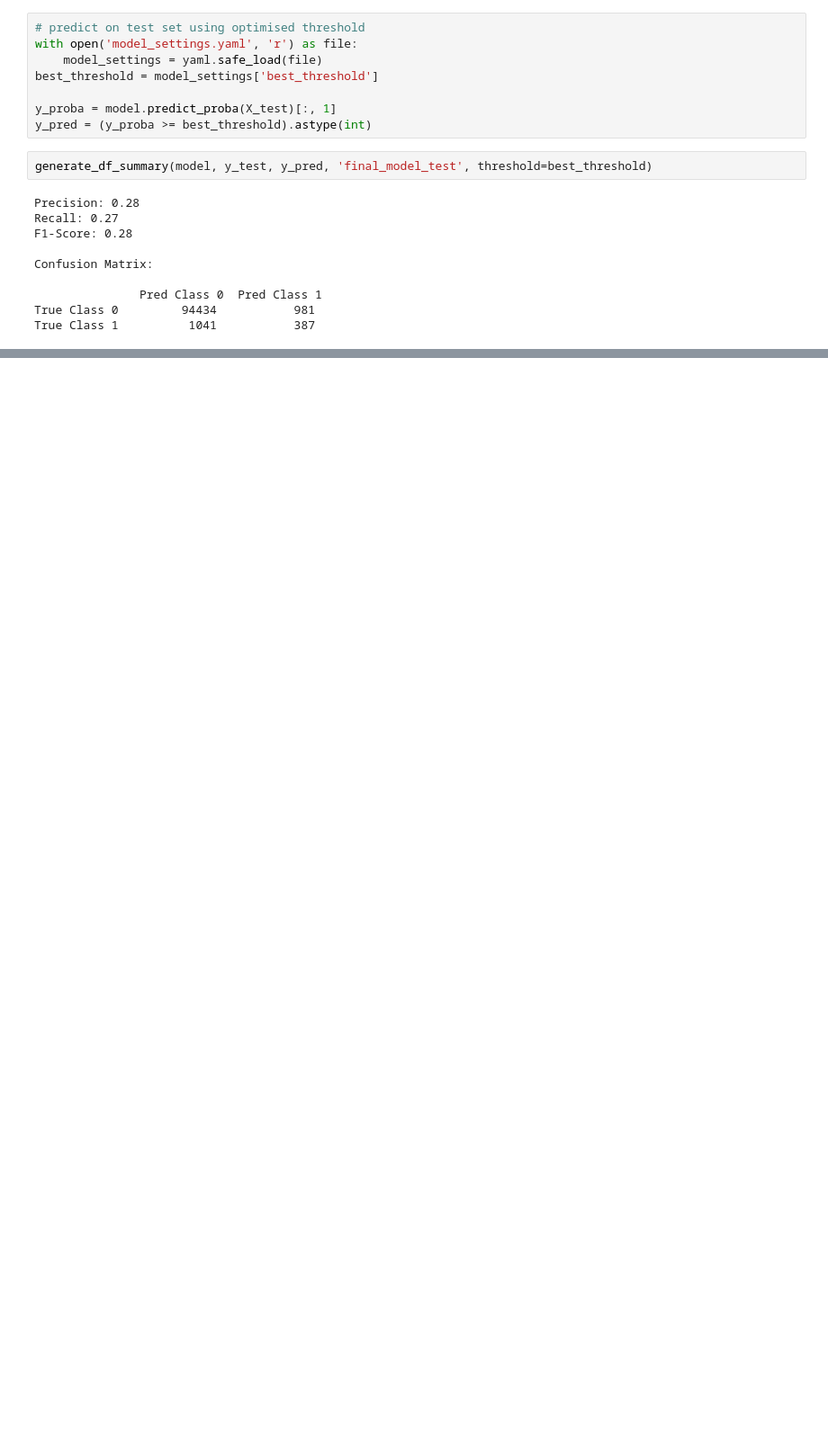
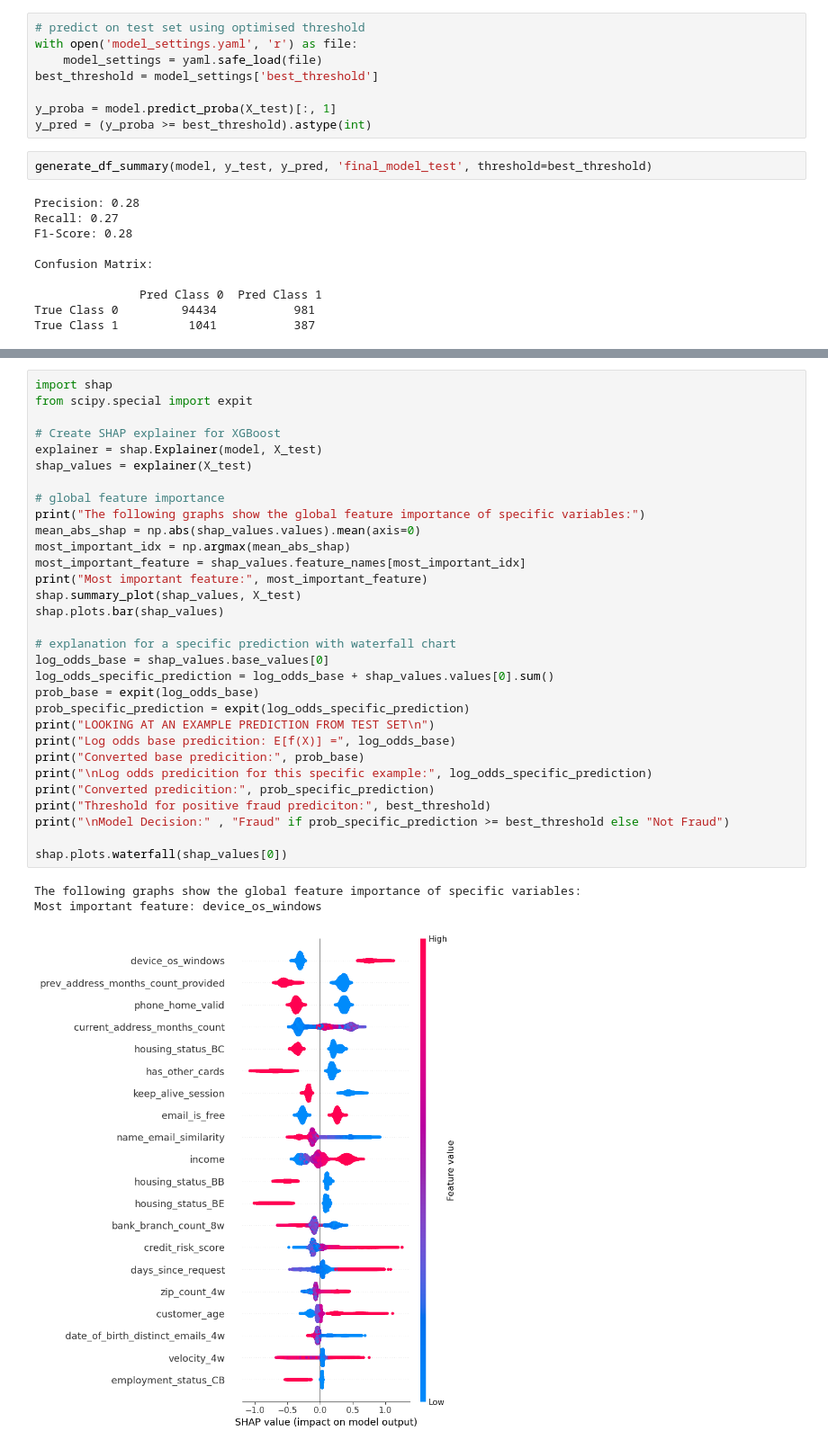
Before and after one commit to jonnywong288/bank-account-fraud, a Jupyter notebook: model_evaluation.ipynb, the cells around one changed output, grey strips where cells are left out. Shown at 90% size. Drawn from its saved outputs; the diff is of its cells as text; blank space fills up the shorter version.

Commit message:
evaluation and model impact

```diff
--- a/model_evaluation.ipynb
+++ b/model_evaluation.ipynb
@@ -34,0 +108,35 @@ True Class 1          1041           387
+# %%
+import shap
+from scipy.special import expit
+
+# Create SHAP explainer for XGBoost
+explainer = shap.Explainer(model, X_test)
+shap_values = explainer(X_test)
+
+# global feature importance
+print("The following graphs show the global feature importance of specific variables:")
+mean_abs_shap = np.abs(shap_values.values).mean(axis=0)
+most_important_idx = np.argmax(mean_abs_shap)
+most_important_feature = shap_values.feature_names[most_important_idx]
+print("Most important feature:", most_important_feature)
+shap.summary_plot(shap_values, X_test)
+shap.plots.bar(shap_values)
+
+# explanation for a specific prediction with waterfall chart
+log_odds_base = shap_values.base_values[0]
+log_odds_specific_prediction = log_odds_base + shap_values.values[0].sum()
+prob_base = expit(log_odds_base)
+prob_specific_prediction = expit(log_odds_specific_prediction)
+print("LOOKING AT AN EXAMPLE PREDICTION FROM TEST SET\n")
+print("Log odds base predicition: E[f(X)] =", log_odds_base)
+print("Converted base predicition:", prob_base)
+print("\nLog odds predicition for this specific example:", log_odds_specific_prediction)
+print("Converted predicition:", prob_specific_prediction)
+print("Threshold for positive fraud prediciton:", best_threshold)
+print("\nModel Decision:" , "Fraud" if prob_specific_prediction >= best_threshold else "Not Fraud")
+
+shap.plots.waterfall(shap_values[0])
+# %% [output]
+The following graphs show the global feature importance of specific variables:
+Most important feature: device_os_windows
+[figure, added]
```
Also changed, not shown: parts of 11 cells of this notebook.
